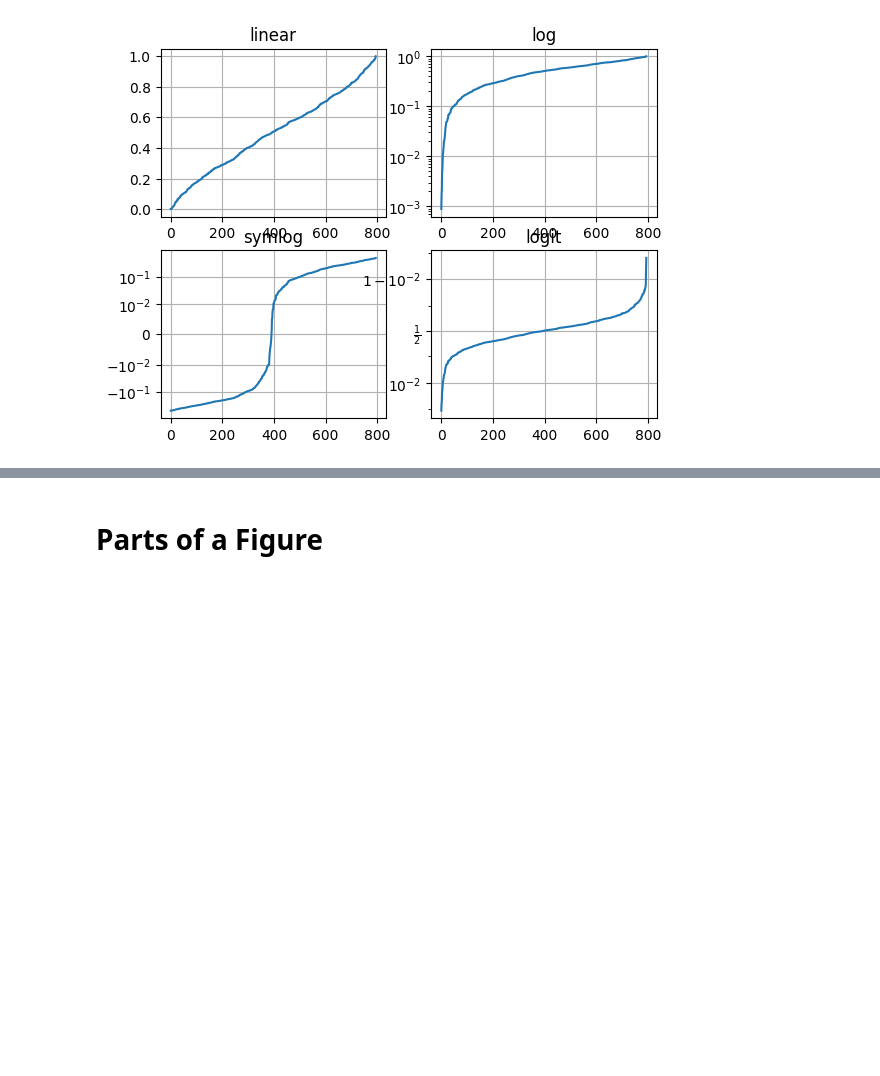
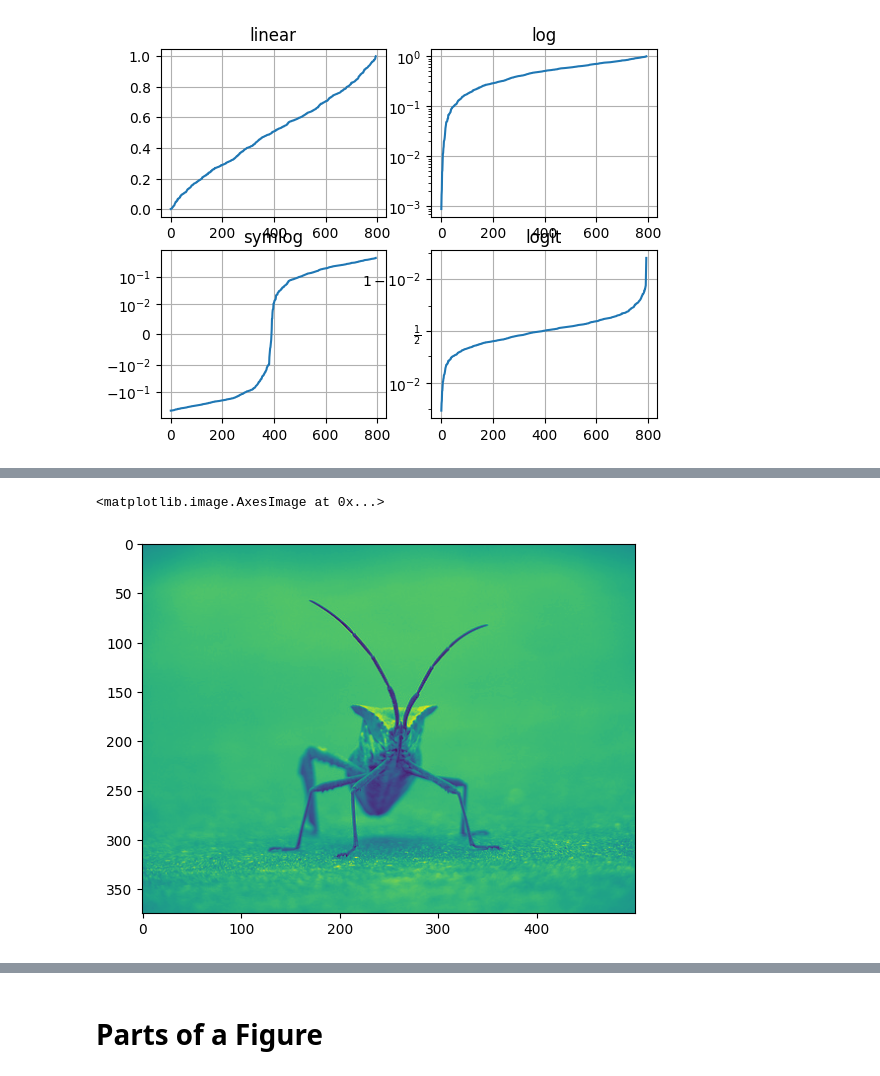
Before and after one commit to sangthebui/EDA, a Jupyter notebook: matplotlib_practice.ipynb, the cells around one changed output, grey strips where cells are left out. Saved outputs shown, nothing was run; the diff lists cells and outputs as text; code cells hidden in the pictures; blank space fills up the shorter version.

```diff
--- a/matplotlib_practice.ipynb
+++ b/matplotlib_practice.ipynb
@@ -214,0 +381,7 @@ plt.show()
+# %%
+lum_img = img[:, :, 0]
+plt.imshow(lum_img)
+plt.show()
+# %% [output]
+<matplotlib.image.AxesImage at 0x...>
+[figure, added]
```
Also changed, not shown: parts of 147 cells of this notebook, 3 other files.
